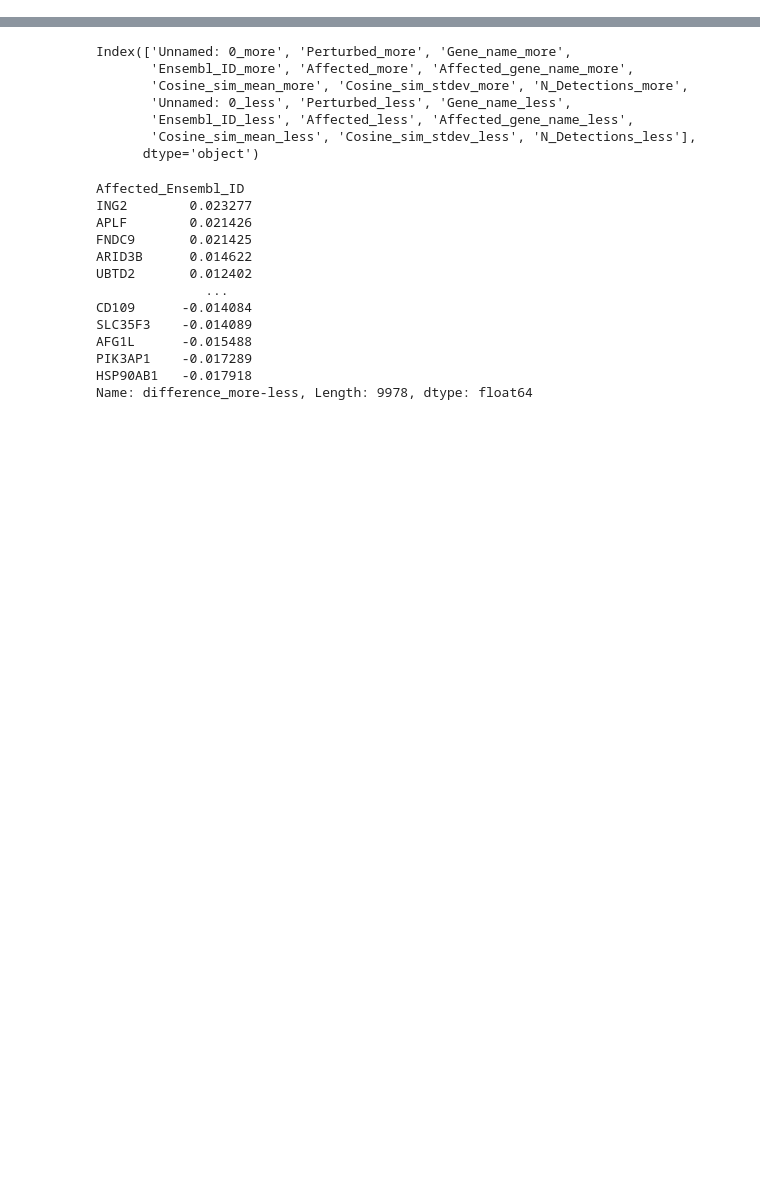
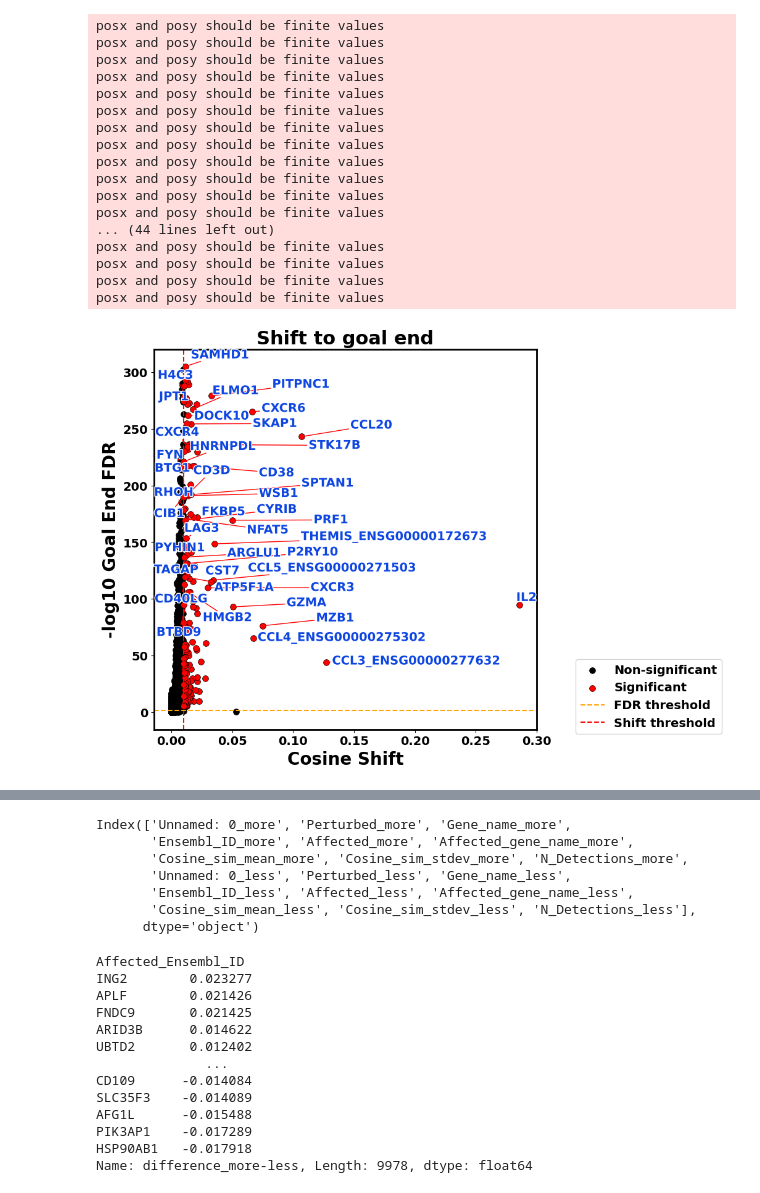
Before and after one commit to Ran-x2/mtb, a Jupyter notebook: Geneformer_visualization.ipynb, the cells around one changed output, grey strips where cells are left out. Cells and saved outputs as stored; diff of their text form; code cells hidden in the pictures; blank space fills up the shorter version.

Commit message:
Update
Geneformer 4 states 5000 cells finished running, add 2 visualization

```diff
--- a/Geneformer_visualization.ipynb
+++ b/Geneformer_visualization.ipynb
@@ -15,0 +25,10 @@ id_dict = id_table.to_dict(orient = 'records')[0]#index = False)
+# %%
+df = pd.read_csv(f"state_emb_4states_overexpression.csv",index_col= 3)
+# %%
+data = df.rename(index = id_dict)
+data = data[data['Shift_to_goal_end'] > 0 ]
+data = data[data['N_Detections']>50]
+# Calculate -log10(FDR)
+data['Mtb-specific -log10_FDR'] = -np.log10(data['Goal_end_FDR'])
+data['Bystander -log10_FDR'] = -np.log10(data['Alt_end_FDR_more_expanded_bystander'])
+data['Mtb-specific 2 -log10_FDR'] = -np.log10(data['Alt_end_FDR_more_expanded_mtb_specific_2'])
@@ -15,0 +43,65 @@ id_dict = id_table.to_dict(orient = 'records')[0]#index = False)
+# %%
+fdrs = ['Mtb-specific -log10_FDR','Bystander -log10_FDR','Mtb-specific 2 -log10_FDR']
+for j, colname in enumerate(['Shift_to_goal_end','Shift_to_alt_end_more_expanded_bystander','Shift_to_alt_end_more_expanded_mtb_specific_2']):
+        sig_data = data[(data['Sig'] == 1) & (data[colname] >= 0.01)]
+        non_sig_data = data[(data['Sig'] == 0) | (data[colname] < 0.01)]
+
+        important_list = sig_data.index[((sig_data[fdrs[j]] > 100) | (sig_data[colname] > 0.05)) & ~sig_data.index.str.startswith('RP') & ~sig_data.index.str.startswith('MT')& ~sig_data.index.str.startswith('ENSG')]
+
+        # Plot settings
+        plt.figure(figsize=(8, 8))
+        plt.rcParams.update({'font.size': 14, 'font.weight': 'bold', 'axes.linewidth': 2})
+
+        # Scatter plot for significant and non-significant points
+        plt.scatter(non_sig_data[colname], non_sig_data[fdrs[j]],
+                    color='black', s=50, edgecolors='black', linewidths=0.5, label='Non-significant')
+
+        plt.scatter(sig_data[colname], sig_data[fdrs[j]],
+                    color='red', s=50, edgecolors='black', linewidths=0.5, label='Significant')
+        texts = []
+        for i, row in sig_data.iterrows():
+            if i in important_list:
+                if sig_data[colname][i]<0.05:
+                    if np.random.random() >0.5:
+                        texts.append(plt.text(row[colname], row[fdrs[j]],
+                                            i, size = 14, color= '#0E46E2', weight = 'bold', #bbox=dict(boxstyle="Square,pad=0.1", fc="white", ec="b", lw=2, alpha = 0.8),
+                                            path_effects=[pe.withStroke(linewidth=2, foreground="white")]))
+                else:
+                    texts.append(plt.text(row[colname], row[fdrs[j]],
+                                        i, size = 14, color= '#0E46E2', weight = 'bold', #bbox=dict(boxstyle="Square,pad=0.1", fc="white", ec="b", lw=2, alpha = 0.8),
+                                        path_effects=[pe.withStroke(linewidth=2, foreground="white")]))
+
+        # plt.ylim([-0.01,ylimmax[j]])
+        plt.axhline(y=-np.log10(0.05), color="orange", linestyle="--", label='FDR threshold')
+        plt.axvline(x=0.01, color="red", linestyle="--", label='Shift threshold')
+        plt.legend(bbox_to_anchor=(1.5, 0.2))
+
+        # Adjust text to avoid overlap
+        adjust_text(texts, force_static  = 0.3, force_text = 0.4, max_move  = 100, arrowprops=dict(arrowstyle='-', color='red')) #force_static  = 0.4,
+
+        #plt.xlim([-4.5,4.5])
+        # Axes labels and title
+        plt.xlabel("Cosine Shift", fontsize=20, fontweight='bold')
+        plt.ylabel("-log10 Goal End FDR", fontsize=20, fontweight='bold')
+        plt.title(colname.replace('_',' '), fontsize=22 , fontweight='bold')
+        plt.show()
+        # plt.savefig(colname+'expand.png')
+# %% [output]
+posx and posy should be finite values
+posx and posy should be finite values
+posx and posy should be finite values
+posx and posy should be finite values
+posx and posy should be finite values
+posx and posy should be finite values
+posx and posy should be finite values
+posx and posy should be finite values
+posx and posy should be finite values
+posx and posy should be finite values
+posx and posy should be finite values
+posx and posy should be finite values
+... (44 lines left out)
+posx and posy should be finite values
+posx and posy should be finite values
+posx and posy should be finite values
+posx and posy should be finite values
+[figure, added]
```
Also changed, not shown: parts of 10 cells of this notebook, 3 other files.
